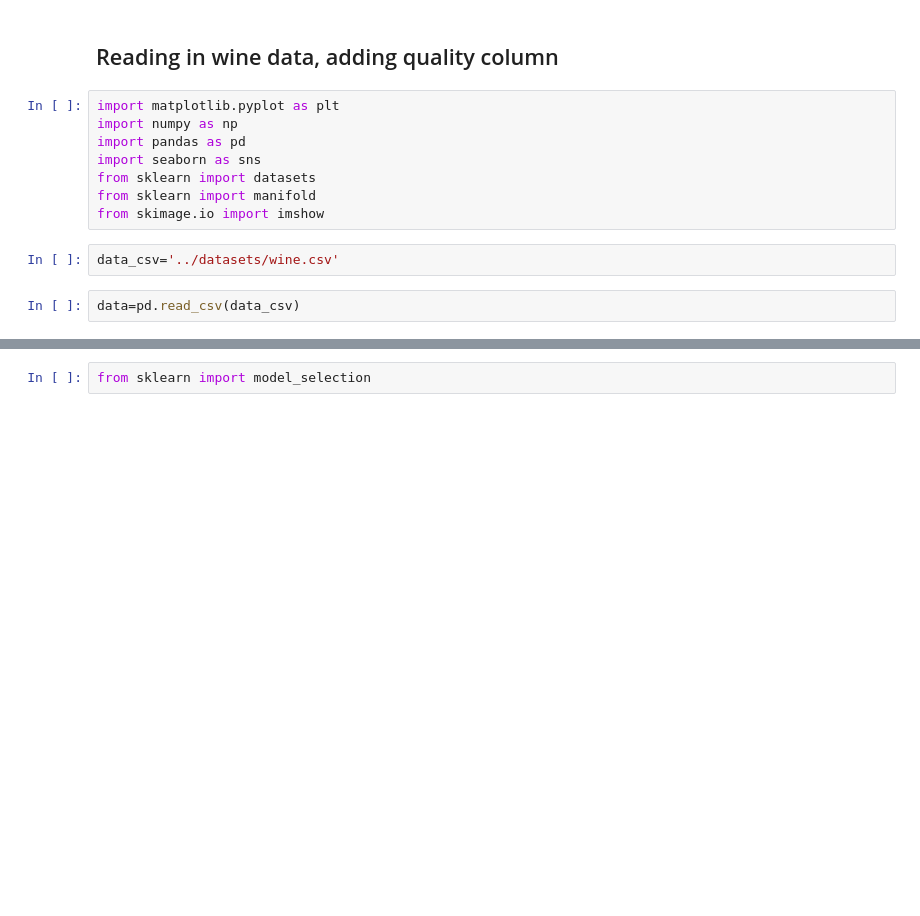
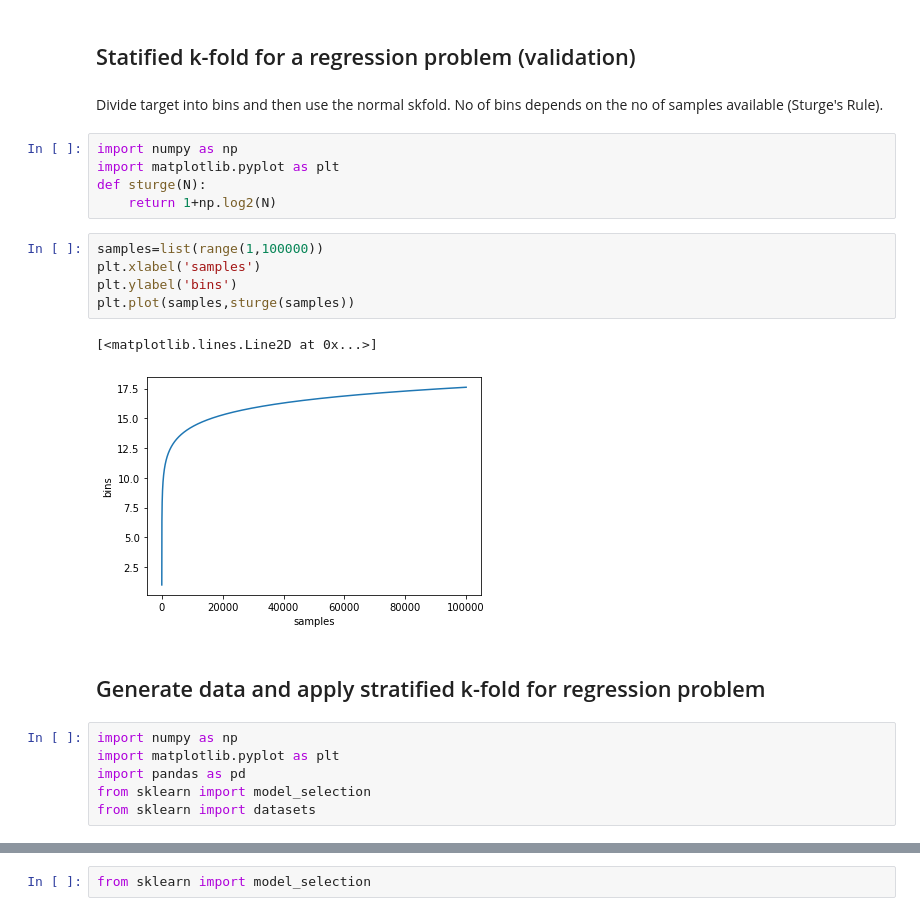
Before and after one commit to thatgeeman/approachingalmost, a Jupyter notebook: notebooks/part5_stratified_kfold_regr.ipynb, the cells around one changed output, grey strips where cells are left out. Saved outputs shown, nothing was run; the diff lists cells and outputs as text; blank space fills up the shorter version.

```diff
--- a/notebooks/part5_stratified_kfold_regr.ipynb
+++ b/notebooks/part5_stratified_kfold_regr.ipynb
@@ -1,14 +1,25 @@
-# %% [markdown]
-## Reading in wine data, adding quality column
+# %% [markdown]
+## Statified k-fold for a regression problem (validation)
+# %% [markdown]
+Divide target into bins and then use the normal skfold. No of bins depends on the no of samples available (Sturge's Rule).
+# %%
+import numpy as np
+import matplotlib.pyplot as plt
+def sturge(N):
+    return 1+np.log2(N)
+# %%
+samples=list(range(1,100000))
+plt.xlabel('samples')
+plt.ylabel('bins')
+plt.plot(samples,sturge(samples))
+# %% [output]
+[<matplotlib.lines.Line2D at 0x...>]
+[figure, added]
+# %% [markdown]
+## Generate data and apply stratified k-fold for regression problem
 # %%
+import numpy as np
 import matplotlib.pyplot as plt
-import numpy as np
 import pandas as pd
-import seaborn as sns
+from sklearn import model_selection
 from sklearn import datasets
-from sklearn import manifold
-from skimage.io import imshow
-# %%
-data_csv='../datasets/wine.csv'
-# %%
-data=pd.read_csv(data_csv)
```
Also changed, not shown: parts of 81 cells of this notebook.
